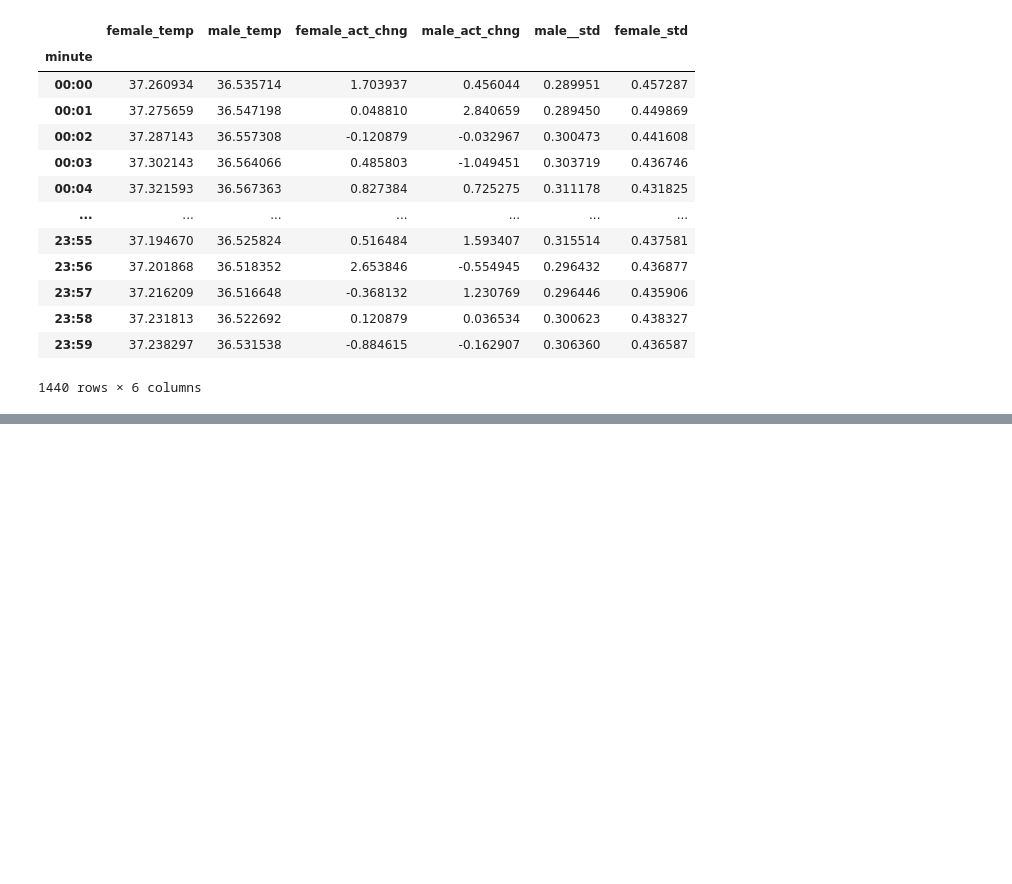
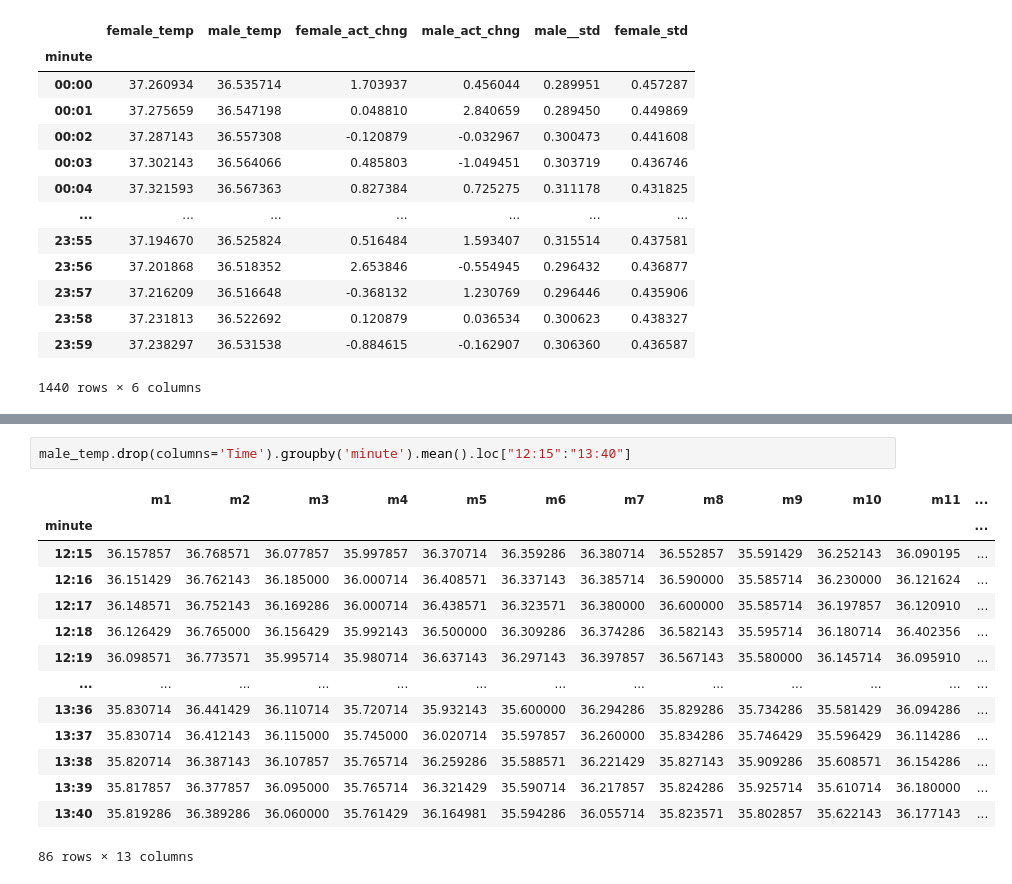
Before and after one commit to mrona22/DSC_106_proj_temp, a Jupyter notebook: ExporatoryGraphs.ipynb, the cells around one changed output, grey strips where cells are left out. Cells and saved outputs as stored; diff of their text form; blank space fills up the shorter version.

```diff
--- a/ExporatoryGraphs.ipynb
+++ b/ExporatoryGraphs.ipynb
@@ -302,0 +318,17 @@ temp_act_data
+# %%
+male_temp.drop(columns='Time').groupby('minute').mean().loc["12:15":"13:40"]
+# %% [output]
+|  | m1 | m2 | m3 | m4 | m5 | m6 | m7 | m8 | m9 | m10 | m11 | ... |
+| minute |  |  |  |  |  |  |  |  |  |  |  | ... |
+| 12:15 | 36.157857 | 36.768571 | 36.077857 | 35.997857 | 36.370714 | 36.359286 | 36.380714 | 36.552857 | 35.591429 | 36.252143 | 36.090195 | ... |
+| 12:16 | 36.151429 | 36.762143 | 36.185000 | 36.000714 | 36.408571 | 36.337143 | 36.385714 | 36.590000 | 35.585714 | 36.230000 | 36.121624 | ... |
+| 12:17 | 36.148571 | 36.752143 | 36.169286 | 36.000714 | 36.438571 | 36.323571 | 36.380000 | 36.600000 | 35.585714 | 36.197857 | 36.120910 | ... |
+| 12:18 | 36.126429 | 36.765000 | 36.156429 | 35.992143 | 36.500000 | 36.309286 | 36.374286 | 36.582143 | 35.595714 | 36.180714 | 36.402356 | ... |
+| 12:19 | 36.098571 | 36.773571 | 35.995714 | 35.980714 | 36.637143 | 36.297143 | 36.397857 | 36.567143 | 35.580000 | 36.145714 | 36.095910 | ... |
+| ... | ... | ... | ... | ... | ... | ... | ... | ... | ... | ... | ... | ... |
+| 13:36 | 35.830714 | 36.441429 | 36.110714 | 35.720714 | 35.932143 | 35.600000 | 36.294286 | 35.829286 | 35.734286 | 35.581429 | 36.094286 | ... |
+| 13:37 | 35.830714 | 36.412143 | 36.115000 | 35.745000 | 36.020714 | 35.597857 | 36.260000 | 35.834286 | 35.746429 | 35.596429 | 36.114286 | ... |
+| 13:38 | 35.820714 | 36.387143 | 36.107857 | 35.765714 | 36.259286 | 35.588571 | 36.221429 | 35.827143 | 35.909286 | 35.608571 | 36.154286 | ... |
+| 13:39 | 35.817857 | 36.377857 | 36.095000 | 35.765714 | 36.321429 | 35.590714 | 36.217857 | 35.824286 | 35.925714 | 35.610714 | 36.180000 | ... |
+| 13:40 | 35.819286 | 36.389286 | 36.060000 | 35.761429 | 36.164981 | 35.594286 | 36.055714 | 35.823571 | 35.802857 | 35.622143 | 36.177143 | ... |
+86 rows × 13 columns
```
Also changed, not shown: parts of 2 cells of this notebook, 7 other files.
